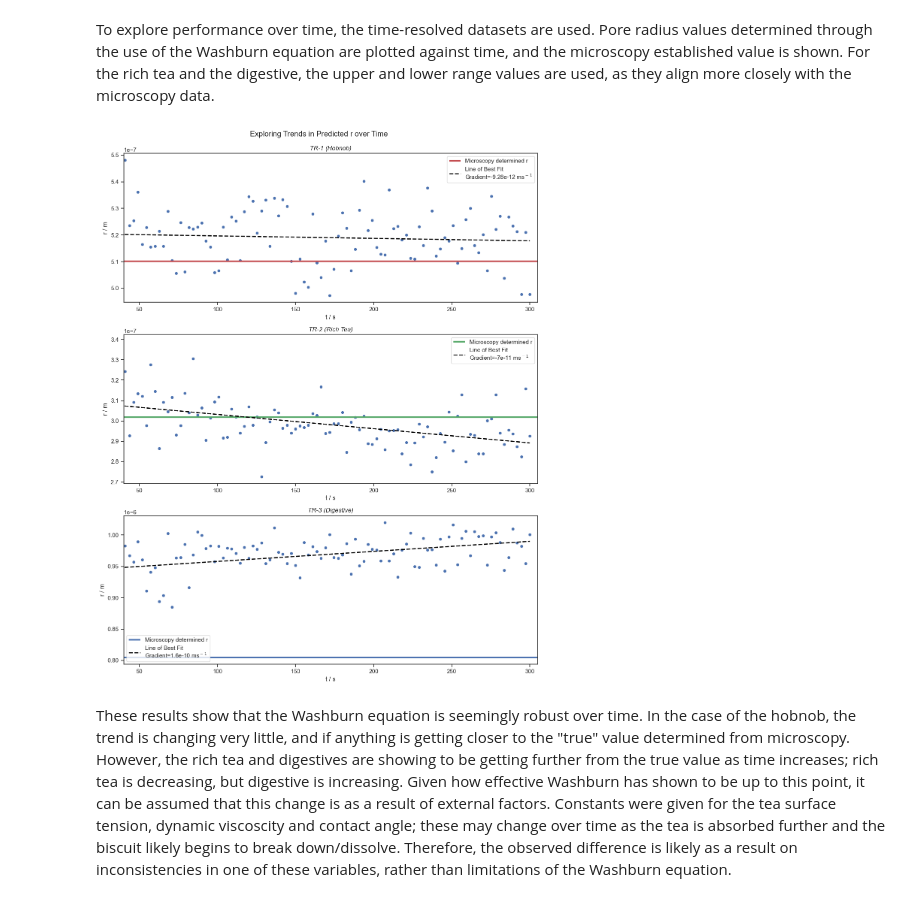
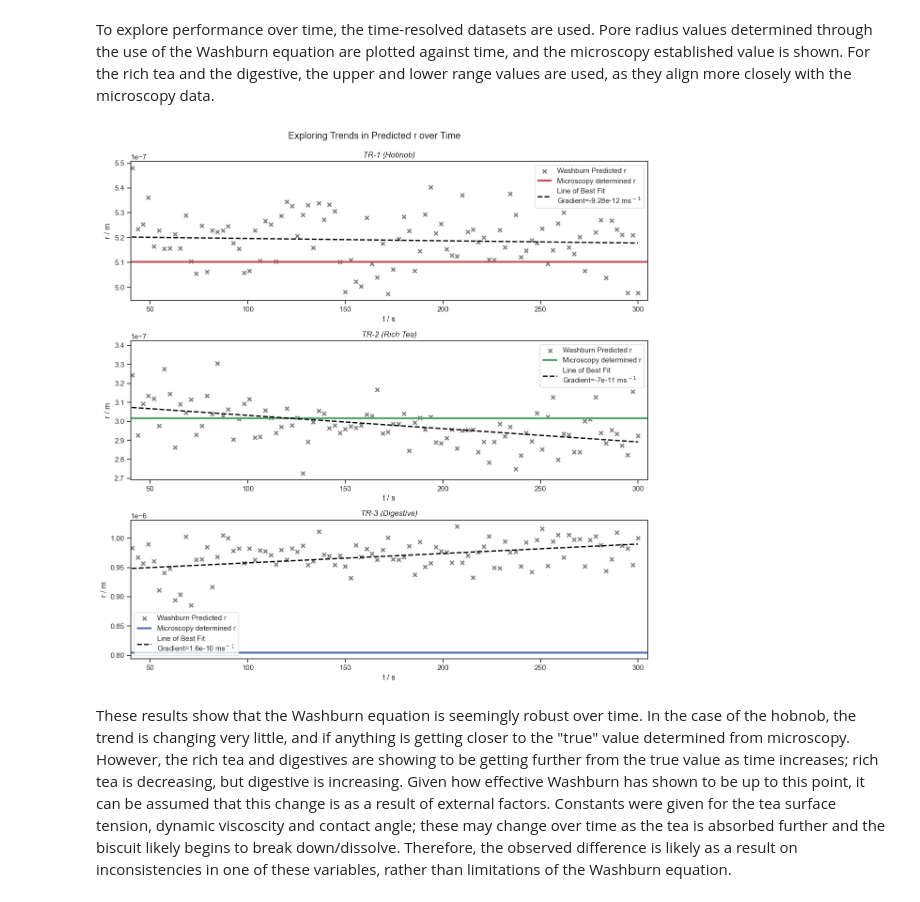
Before and after one commit to kgerrand/Code, a Jupyter notebook: data_analysis.ipynb, the cells around one changed output. Saved outputs shown, nothing was run; the diff lists cells and outputs as text; code cells hidden in the pictures.

```diff
--- a/data_analysis.ipynb
+++ b/data_analysis.ipynb
@@ -910,0 +923,25 @@ fig.tight_layout()
+# %%
+# plotting the relationship between pore radius and capillary flow rate
+fig, ax = plt.subplots(figsize=(12, 4))
+sns.set_theme(style='ticks', font='Arial')
+
+ax.scatter(hobnob_rate, hobnob_r, label='Hobnob', color='r', marker='^', s=150)
+ax.scatter(rich_tea_rate, rich_tea_r, label='Rich Tea', color='g', marker='x', s=150, linewidth=4)
+ax.scatter(digestive_rate, digestive_r, label='Digestive', color='b', marker='o', s=150)
+
+# line of best fit
+m, c = np.polyfit([hobnob_rate, rich_tea_rate, digestive_rate], [hobnob_r, rich_tea_r, digestive_r], 1)
+ax.plot([hobnob_rate, rich_tea_rate, digestive_rate], m*np.array([hobnob_rate, rich_tea_rate, digestive_rate]) + c,
+        color='black', linestyle='--', alpha=0.75, zorder=0)
+
+# adding R^2 value
+residuals = [hobnob_r, rich_tea_r, digestive_r] - (m*np.array([hobnob_rate, rich_tea_rate, digestive_rate]) + c)
+ss_res = np.sum(residuals**2)
+ss_tot = np.sum(([hobnob_r, rich_tea_r, digestive_r] - np.mean([hobnob_r, rich_tea_r, digestive_r]))**2)
+r_squared = 1 - (ss_res / ss_tot)
+
+ax.text(0.8, 0.6, f' $R^2$: {r_squared:.3f}', transform=ax.transAxes, fontsize=10, fontstyle='italic')
+
+ax.set_xlabel('Capillary Flow Rate / m$^2$s$^{-1}$')
+ax.set_ylabel('Pore Radius / m')
+ax.legend()
@@ -985,11 +1025,11 @@ These plots show the Washburn equation to be very good. For *L*, the predicted v
 To explore performance over time, the time-resolved datasets are used. Pore radius values determined through the use of the Washburn equation are plotted against time, and the microscopy established value is shown. For the rich tea and the digestive, the upper and lower range values are used, as they align more closely with the microscopy data.
 # %%
 # plotting t against r
-fig, axes = plt.subplots(3,1,figsize=(12, 15))
+fig, axes = plt.subplots(3,1,figsize=(12, 12))
 sns.set_theme(style='ticks', font='Arial')
 
 # tr1 - hobnob
-sns.scatterplot(data=tr1, x='t', y='predicted_r', ax=axes[0])
+sns.scatterplot(data=tr1, x='t', y='predicted_r', ax=axes[0], marker='x', linewidth=2, color='grey', label='Washburn Predicted r')
 axes[0].hlines(hobnob_r, 0, 400, color='r', linestyle='-', label='Microscopy determined r', linewidth=3)
 axes[0].set_xlim(40,305)
 axes[0].set_title('TR-1 (Hobnob)', fontstyle='italic')
@@ -997,35 +1037,35 @@ axes[0].set_title('TR-1 (Hobnob)', fontstyle='italic')
 m, c = np.polyfit(tr1['t'], tr1['predicted_r'], 1)
 axes[0].plot(tr1['t'], m*tr1['t'] + c, color='black', linewidth=2, linestyle='--', label=f'Line of Best Fit \nGradient={m:.3g} ms$^-$$^1$')
 
 
 # tr2 - rich tea
-sns.scatterplot(data=tr2, x='t', y='predicted_r_maxL', ax=axes[1])
+sns.scatterplot(data=tr2, x='t', y='predicted_r_maxL', ax=axes[1], marker='x', linewidth=2, color='grey', label='Washburn Predicted r')
 axes[1].hlines(rich_tea_r, 0, 400, color='g', linestyle='-', label='Microscopy determined r', linewidth=3)
 axes[1].set_xlim(40,305)
 axes[1].set_title('TR-2 (Rich Tea)', fontstyle='italic')
 
 m, c = np.polyfit(tr2['t'], tr2['predicted_r_maxL'], 1)
 axes[1].plot(tr2['t'], m*tr2['t'] + c, color='black', linewidth=2, linestyle='--', label=f'Line of Best Fit \nGradient={m:.3g} ms$^-$$^1$')
 
 
 # tr3 - digestive
-sns.scatterplot(data=tr3, x='t', y='predicted_r_minL', ax=axes[2])
+sns.scatterplot(data=tr3, x='t', y='predicted_r_minL', ax=axes[2], marker='x', linewidth=2, color='grey', label='Washburn Predicted r')
 axes[2].hlines(digestive_r, 0, 400, color='b', linestyle='-', label='Microscopy determined r', linewidth=3)
 axes[2].set_xlim(40,305)
 axes[2].set_title('TR-3 (Digestive)', fontstyle='italic')
 
 m, c = np.polyfit(tr3['t'], tr3['predicted_r_minL'], 1)
 axes[2].plot(tr3['t'], m*tr3['t'] + c, color='black', linewidth=2, linestyle='--', label=f'Line of Best Fit \nGradient={m:.3g} ms$^-$$^1$')
 
 
 for ax in axes:
     ax.legend()
     ax.set_xlabel('t / s')
     ax.set_ylabel('r / m')
 
 fig.suptitle('Exploring Trends in Predicted r over Time', y=0.99)
 fig.tight_layout()
 # %% [output]
-[figure, old version]
+[figure, new version]
 # %% [markdown]
 These results show that the Washburn equation is seemingly robust over time. In the case of the hobnob, the trend is changing very little, and if anything is getting closer to the "true" value determined from microscopy. However, the rich tea and digestives are showing to be getting further from the true value as time increases; rich tea is decreasing, but digestive is increasing. Given how effective Washburn has shown to be up to this point, it can be assumed that this change is as a result of external factors. Constants were given for the tea surface tension, dynamic viscoscity and contact angle; these may change over time as the tea is absorbed further and the biscuit likely begins to break down/dissolve. Therefore, the observed difference is likely as a result on inconsistencies in one of these variables, rather than limitations of the Washburn equation.
```
Also changed, not shown: parts of 32 cells of this notebook.
